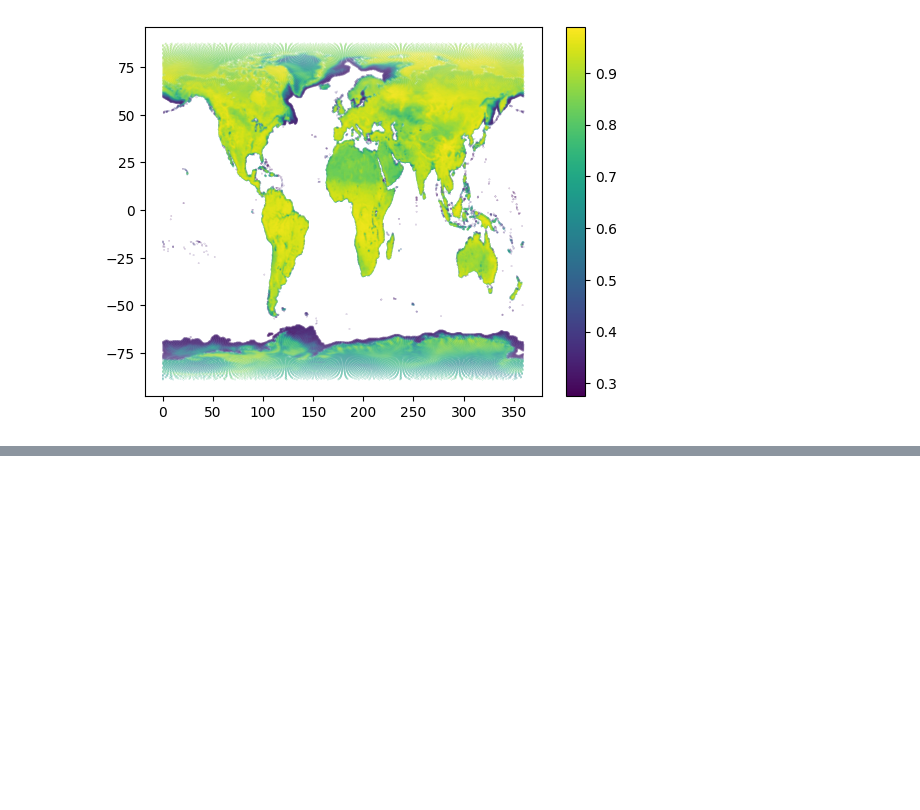
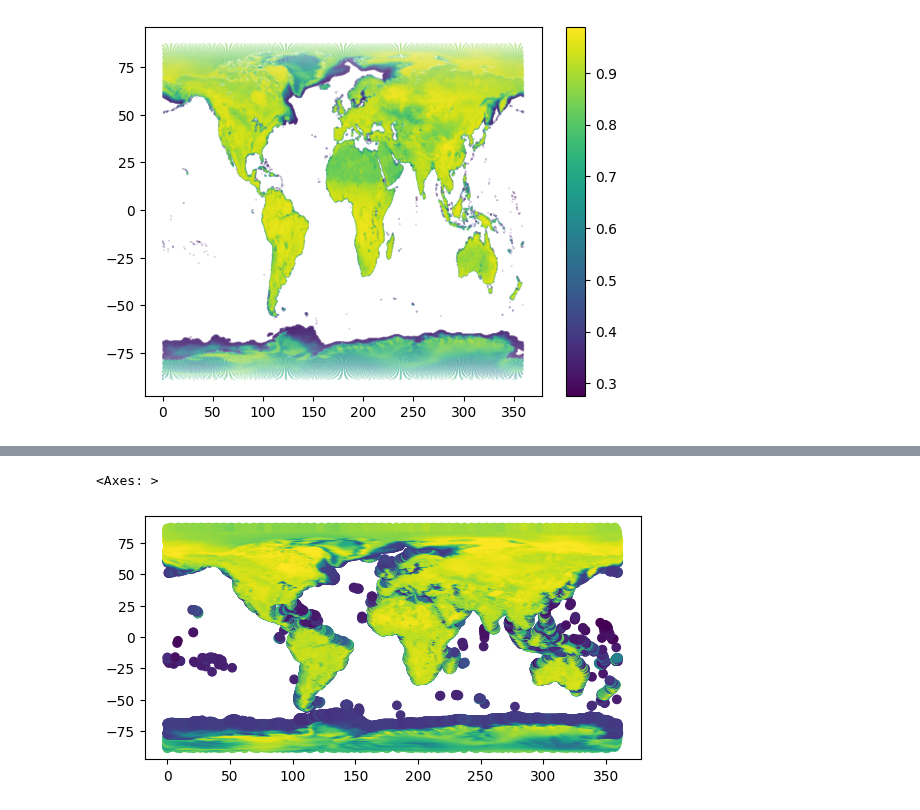
Before and after one commit to AndresTerrer/PMW_LST, a Jupyter notebook: notebooks/TELSEM_atlas_reading.ipynb, the cells around one changed output, grey strips where cells are left out. Drawn from its saved outputs; the diff is of its cells as text; code cells hidden in the pictures; blank space fills up the shorter version.

Commit message:
Turning emiss maps into geojson

```diff
--- a/notebooks/TELSEM_atlas_reading.ipynb
+++ b/notebooks/TELSEM_atlas_reading.ipynb
@@ -315,0 +374,14 @@ plt.colorbar()
+# %%
+# Open it an load the data:
+import geopandas
+import os
+filename = os.path.join(
+    "../data/processed/GeoTelsem/",
+    "telsem2_mw_atlas" + "_02_conv_interpol_M2.geojson"
+)
+gdf = geopandas.read_file(filename)
+# %%
+gdf.plot("Emis19V")
+# %% [output]
+<Axes: >
+[figure, added]
```
Also changed, not shown: parts of 2 cells of this notebook.
